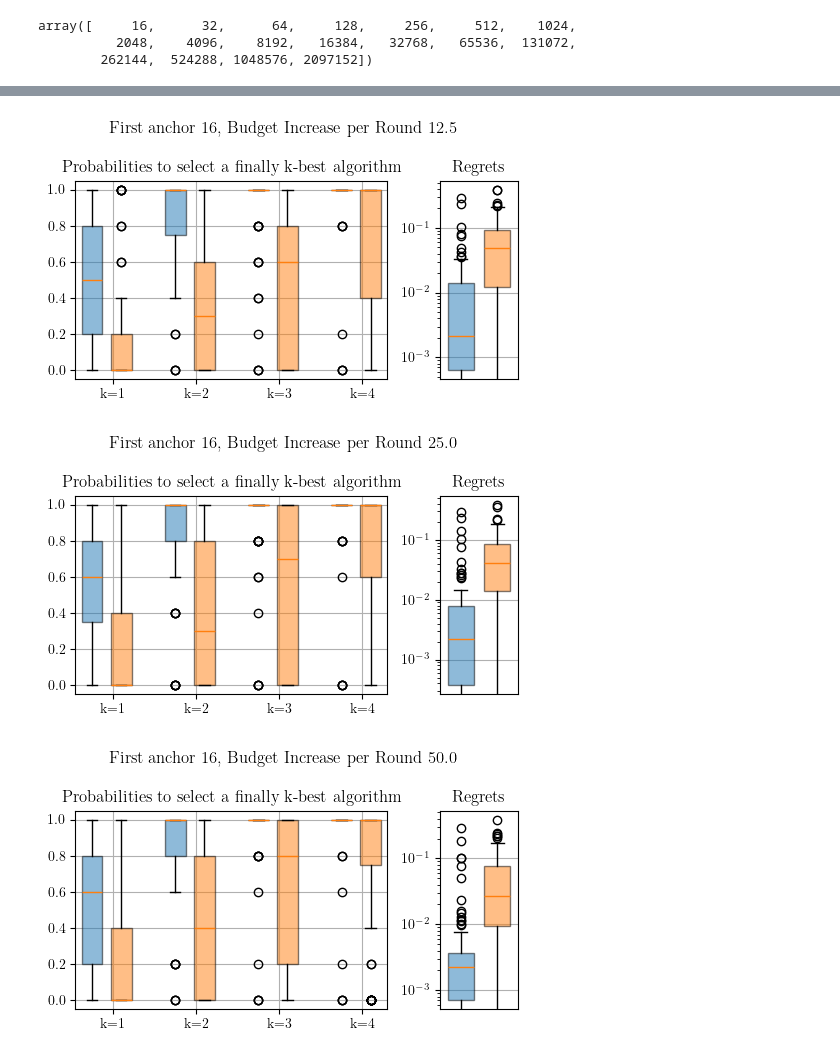
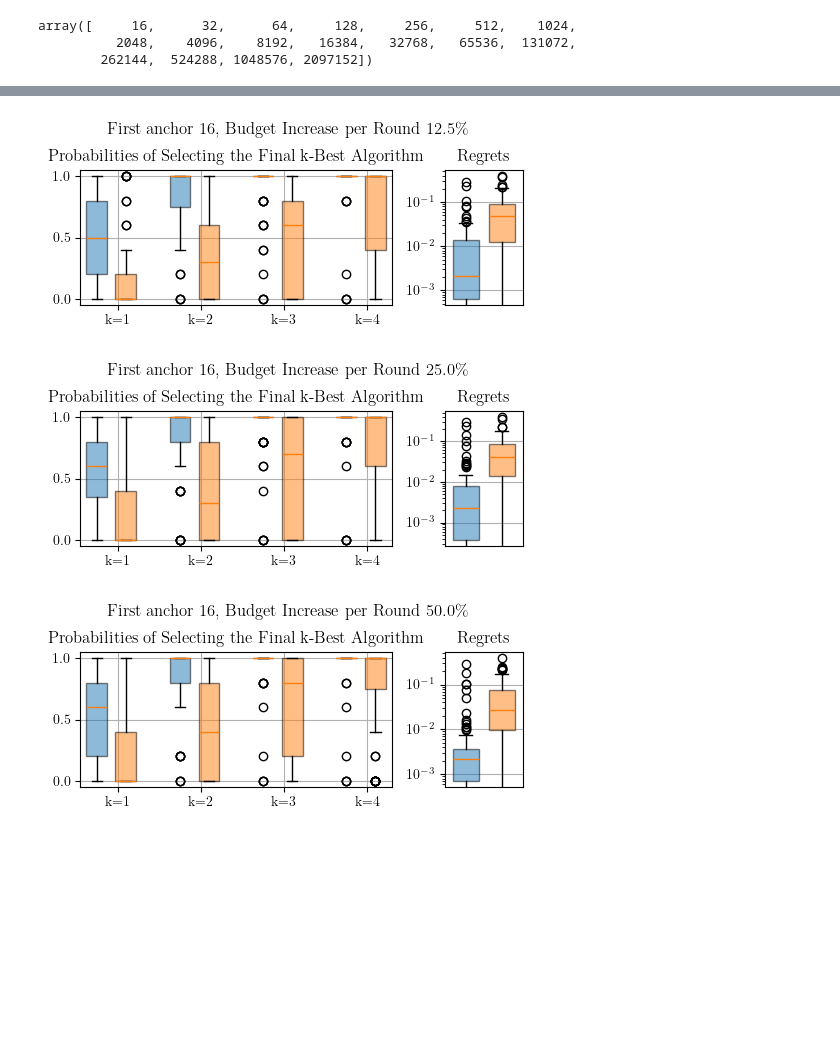
Before and after one commit to learning-curve-research/LCDB-1.1, a Jupyter notebook: analysis/DA4 - successive_halving.ipynb, the cells around one changed output, grey strips where cells are left out. Drawn from its saved outputs; the diff is of its cells as text; code cells hidden in the pictures; blank space fills up the shorter version.

```diff
--- a/analysis/RQ4 - successive_halving.ipynb
+++ b/analysis/DA4 - successive_halving.ipynb
@@ -365,7 +365,7 @@ def generate_regret_boxplots(df_results, offset=0, boxplot_kwargs={}, ax=None):
 def create_comparative_plot(df_results_least_crossing, df_results_most_crossing, boxplot_kwargs_least, boxplot_kwargs_most):
 
     # create figure
-    fig, axs = plt.subplots(1, 2, figsize=(5, 3), gridspec_kw={"width_ratios": [4, 1]})
+    fig, axs = plt.subplots(1, 2, figsize=(5, 2.5), gridspec_kw={"width_ratios": [4, 1]})
 
     ax = axs[0]
     _, _, labels_least_crossing = generate_top_k_selection_boxplots(
@@ -383,7 +383,7 @@ def create_comparative_plot(df_results_least_crossing, df_results_most_crossing,
     ax.set_xticks(df_labels.index)
     ax.set_xticklabels(df_labels.sort_index(), rotation=80)
     ax.set_xlim([0.8, max(df_labels.index) + 0.2])
-    ax.set_title("Probabilities to select a finally k-best algorithm")
+    ax.set_title("Probabilities of Selecting the Final k-Best Algorithm")
 
     # now the regrets
     ax = axs[1]
@@ -403,35 +403,36 @@ def create_comparative_plot(df_results_least_crossing, df_results_most_crossing,
         ax.grid()
     return fig, axs
 
 for start_budget, budget_increase in it.product([0, 7, 15], [1, 2, 4, 8]):
     fig, axs = create_comparative_plot(
         df_results_least_crossing[
             (df_results_least_crossing["start_budget"] == start_budget) &
             (df_results_least_crossing["budget_increase"] == budget_increase)
         ],
         df_results_most_crossing[
             (df_results_most_crossing["start_budget"] == start_budget) &
             (df_results_most_crossing["budget_increase"] == budget_increase)
         ],
         boxplot_kwargs_least = {
             "patch_artist": True,
             "boxprops": dict(color='black', facecolor='C0', alpha=0.5),
             "widths": 0.25
         },
         boxplot_kwargs_most = {
             "patch_artist": True,
             "boxprops": dict(color='black', facecolor='C1', alpha=0.5),
             "widths": 0.25
         }
     )
     axs[0].set_xticks(0.25 + np.arange(1, 5))
     axs[0].set_xticklabels([f"{k=}" for k in range(1, 5)], rotation=0)
     axs[1].set_xticks([])
     axs[1].set_yscale("log")
-    fig.suptitle(f"First anchor {anchor_list_denser[start_budget]}, Budget Increase per Round {np.round(100 * budget_increase / 8, 2)}%")
-    fig.tight_layout()
+    fig.suptitle(rf"First anchor {anchor_list_denser[start_budget]}, Budget Increase per Round {np.round(100 * budget_increase / 8, 2)}\%", y=0.88)
+    # fig.subplots_adjust(top=0.95)
+    fig.tight_layout(rect=[0, 0, 1, 0.95])
     fig.savefig(f"plots/successive_halving/{start_budget}_{budget_increase}.pdf", bbox_inches="tight")
 # %% [output]
-[figure, old version]
+[figure, new version]
-[figure, old version]
+[figure, new version]
-[figure, old version]
+[figure, new version]
```
Also changed, not shown: parts of 1 cell of this notebook, 15 other files.
